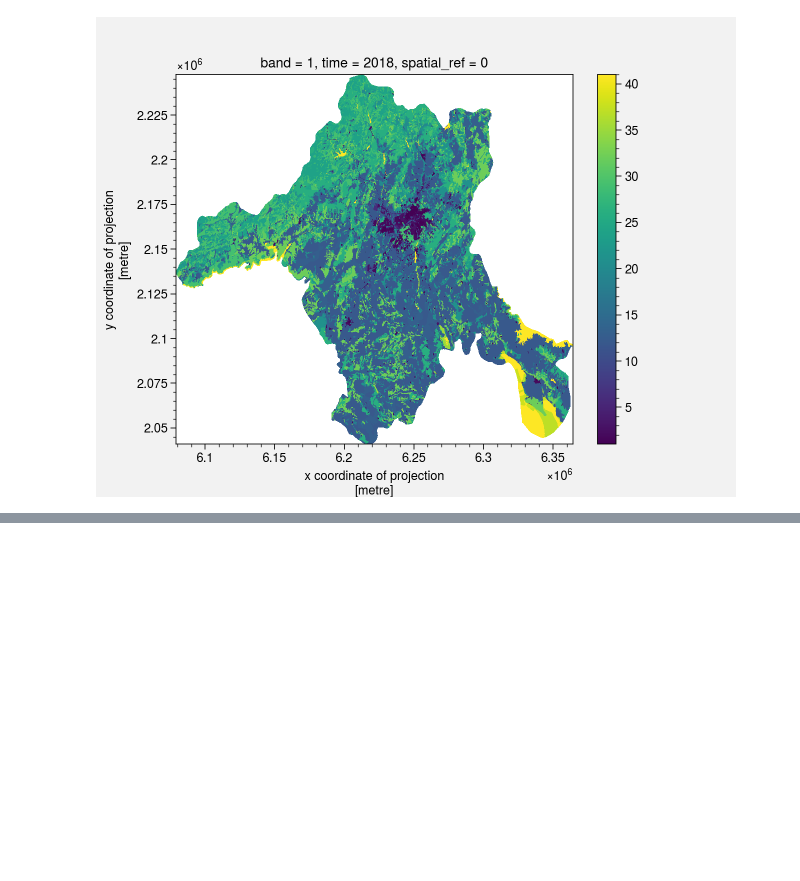
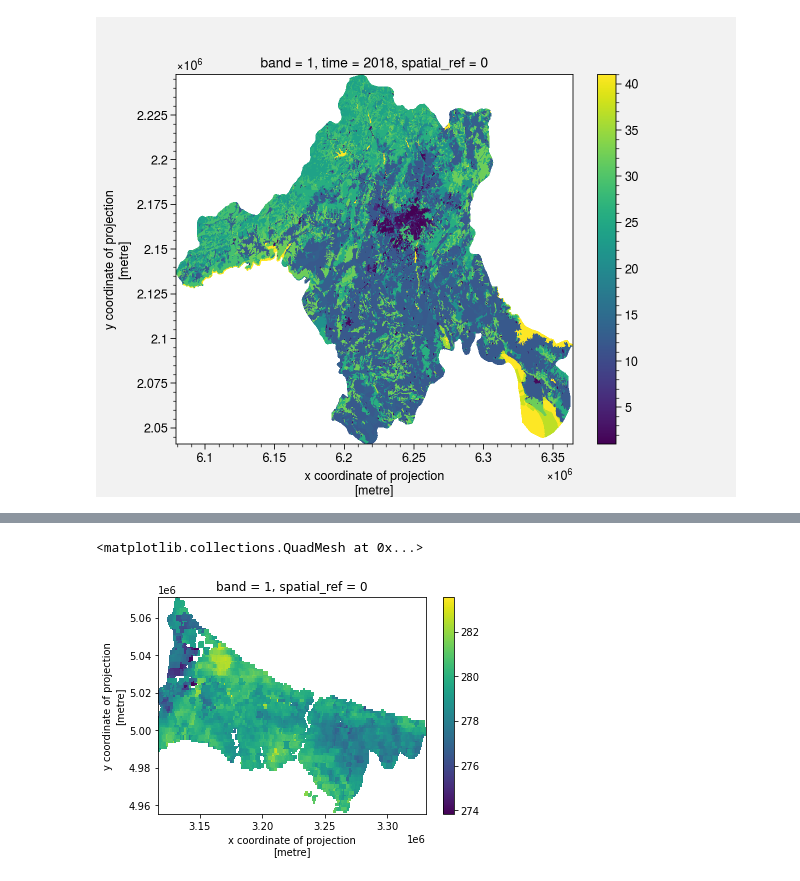
Before and after one commit to donmezkutay/ATMOS22-Paper-Codes, a Jupyter notebook: adjust_retrieve_data.ipynb, the cells around one changed output, grey strips where cells are left out. Drawn from its saved outputs; the diff is of its cells as text; code cells hidden in the pictures; blank space fills up the shorter version.

Commit message:
#make modis data analysis-ready

```diff
--- a/adjust_retrieve_data.ipynb
+++ b/adjust_retrieve_data.ipynb
@@ -84,2 +85,4 @@ dt[-1].plot()
 # %%
-dt = retrieve_modis('İSTANBUL', 'terra')
+province = 'istanbul'
+source_type = 'terra'
+dt = retrieve_modis(province, source_type)
@@ -93,0 +109,5 @@ dt.reindex({y_dims: dt[y_dims][::-1]})[0].plot()
+# %%
+dt.mean(dim='time').plot()
+# %% [output]
+<matplotlib.collections.QuadMesh at 0x...>
+[figure, added]
```
Also changed, not shown: parts of 8 cells of this notebook, 2 other files.
